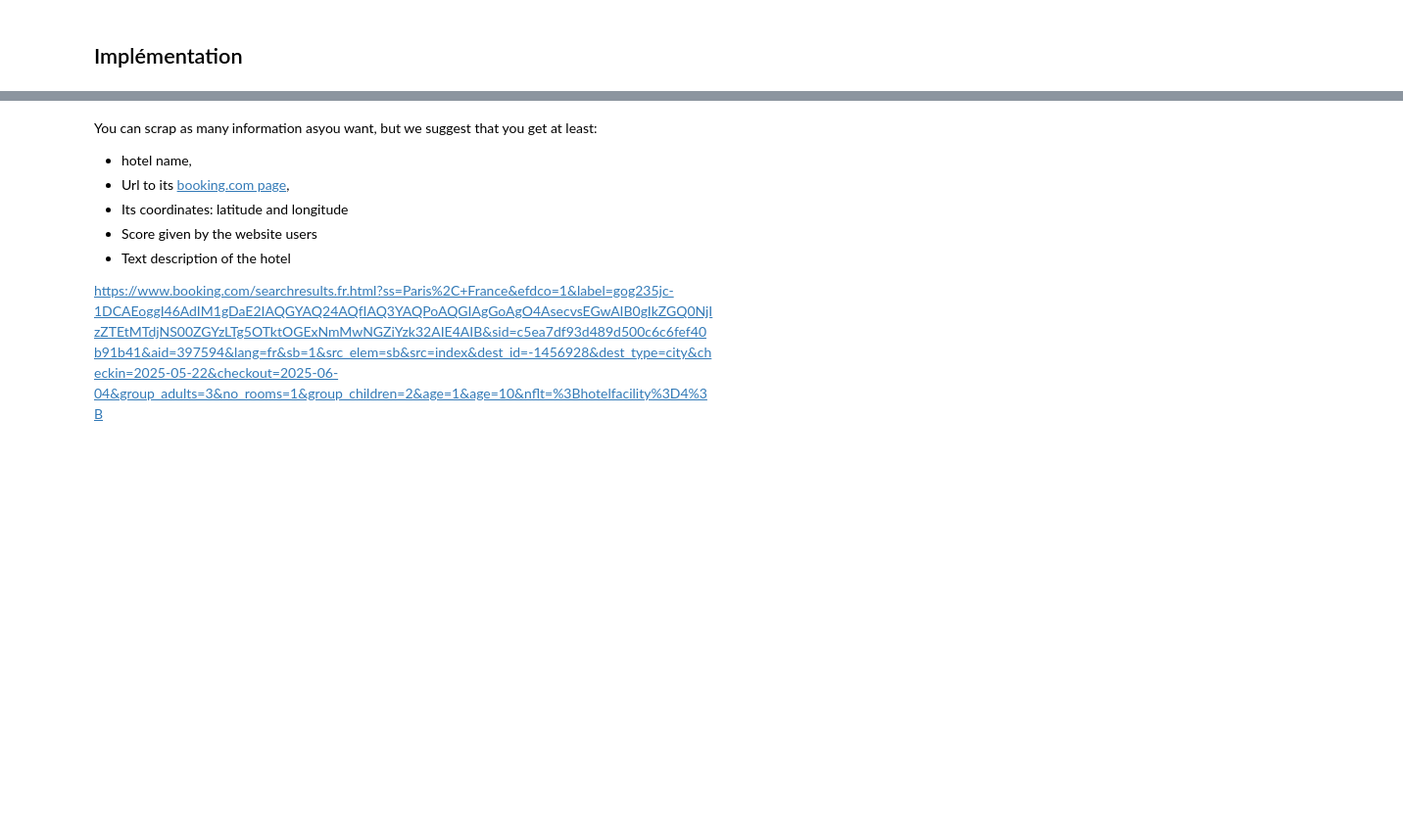
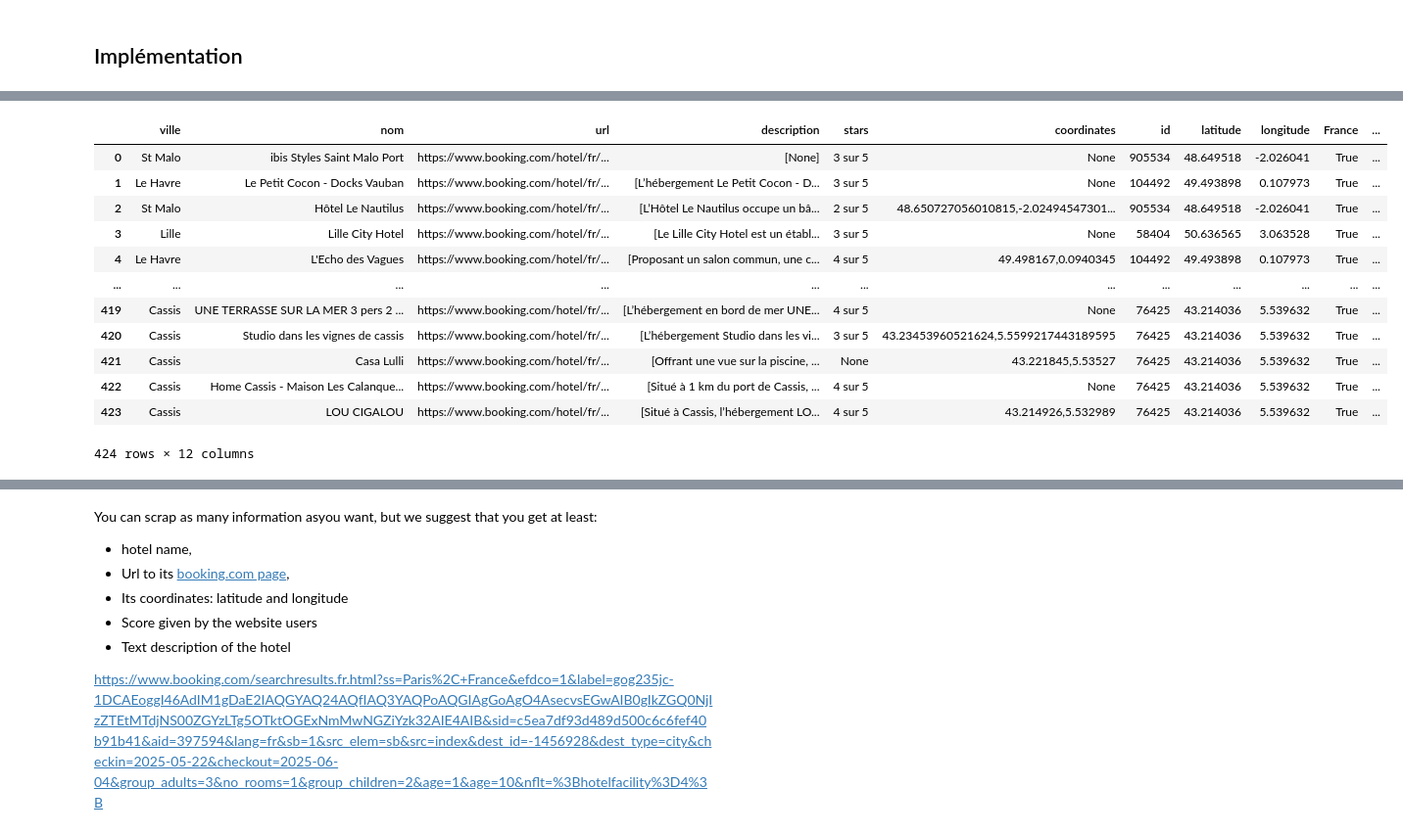
Before and after one commit to pradelf/kayak, a Jupyter notebook: 01_Plan_your_trip_with_Kayak.ipynb, the cells around one changed output, grey strips where cells are left out. Shown at 98% size. Drawn from its saved outputs; the diff is of its cells as text; code cells hidden in the pictures; blank space fills up the shorter version.

```diff
--- a/01_Plan_your_trip_with_Kayak.ipynb
+++ b/01_Plan_your_trip_with_Kayak.ipynb
@@ -234,8 +297,7 @@ To complete this project, your team should deliver:
 # %% [markdown]
 Un exemple d'usage direct avec les entêtes demandés par le site nominatim.
 # %%
-import requests
-headers = {'Accept': '*/*','User-Agent': 'jedha/des-ft-35'}
+headers = {'Accept': '*/*','User-Agent': 'jedha/ds-ft-35'}
 response=requests.get("https://nominatim.openstreetmap.org/search?q=gorges+du+verdon&format=json",headers=headers)
 data= response.content
 print(data)
@@ -332,7 +394,7 @@ for ville in villes:
   params_meteo={}
   params_meteo['latitude']=ville_dict["latitude"]
   params_meteo['longitude']=ville_dict["longitude"]
-  params_meteo['daily']="weather_code"
+  params_meteo['daily']="weather_code,apparent_temperature_max,apparent_temperature_min,precipitation_sum"
   params_meteo['current']="weather_code"
   params_meteo['timezone']="Europe/Berlin"
   url_meteo = "https://api.open-meteo.com/v1/forecast"
@@ -378,0 +462,3 @@ df_villes.to_csv('kayak.csv')
+# %%
+df_hotel=pd.read_json("Data/kayak.json", orient='records')
+display(df_hotel)
@@ -378,0 +479,17 @@ df_villes.to_csv('kayak.csv')
+# %%
+df_kayak=df_hotel.merge(df_villes)
+df_kayak
+# %% [output]
+|  | ville | nom | url | description | stars | coordinates | id | latitude | longitude | France | ... |
+| 0 | St Malo | ibis Styles Saint Malo Port | https://www.booking.com/hotel/fr/... | [None] | 3 sur 5 | None | 905534 | 48.649518 | -2.026041 | True | ... |
+| 1 | Le Havre | Le Petit Cocon - Docks Vauban | https://www.booking.com/hotel/fr/... | [L’hébergement Le Petit Cocon - D... | 3 sur 5 | None | 104492 | 49.493898 | 0.107973 | True | ... |
+| 2 | St Malo | Hôtel Le Nautilus | https://www.booking.com/hotel/fr/... | [L’Hôtel Le Nautilus occupe un bâ... | 2 sur 5 | 48.650727056010815,-2.02494547301... | 905534 | 48.649518 | -2.026041 | True | ... |
+| 3 | Lille | Lille City Hotel | https://www.booking.com/hotel/fr/... | [Le Lille City Hotel est un établ... | 3 sur 5 | None | 58404 | 50.636565 | 3.063528 | True | ... |
+| 4 | Le Havre | L'Echo des Vagues | https://www.booking.com/hotel/fr/... | [Proposant un salon commun, une c... | 4 sur 5 | 49.498167,0.0940345 | 104492 | 49.493898 | 0.107973 | True | ... |
+| ... | ... | ... | ... | ... | ... | ... | ... | ... | ... | ... | ... |
+| 419 | Cassis | UNE TERRASSE SUR LA MER 3 pers 2 ... | https://www.booking.com/hotel/fr/... | [L’hébergement en bord de mer UNE... | 4 sur 5 | None | 76425 | 43.214036 | 5.539632 | True | ... |
+| 420 | Cassis | Studio dans les vignes de cassis | https://www.booking.com/hotel/fr/... | [L’hébergement Studio dans les vi... | 3 sur 5 | 43.23453960521624,5.5599217443189595 | 76425 | 43.214036 | 5.539632 | True | ... |
+| 421 | Cassis | Casa Lulli | https://www.booking.com/hotel/fr/... | [Offrant une vue sur la piscine, ... | None | 43.221845,5.53527 | 76425 | 43.214036 | 5.539632 | True | ... |
+| 422 | Cassis | Home Cassis - Maison Les Calanque... | https://www.booking.com/hotel/fr/... | [Situé à 1 km du port de Cassis, ... | 4 sur 5 | None | 76425 | 43.214036 | 5.539632 | True | ... |
+| 423 | Cassis | LOU CIGALOU | https://www.booking.com/hotel/fr/... | [Situé à Cassis, l’hébergement LO... | 4 sur 5 | 43.214926,5.532989 | 76425 | 43.214036 | 5.539632 | True | ... |
+424 rows × 12 columns
```
Also changed, not shown: parts of 16 cells of this notebook, 7 other files.
